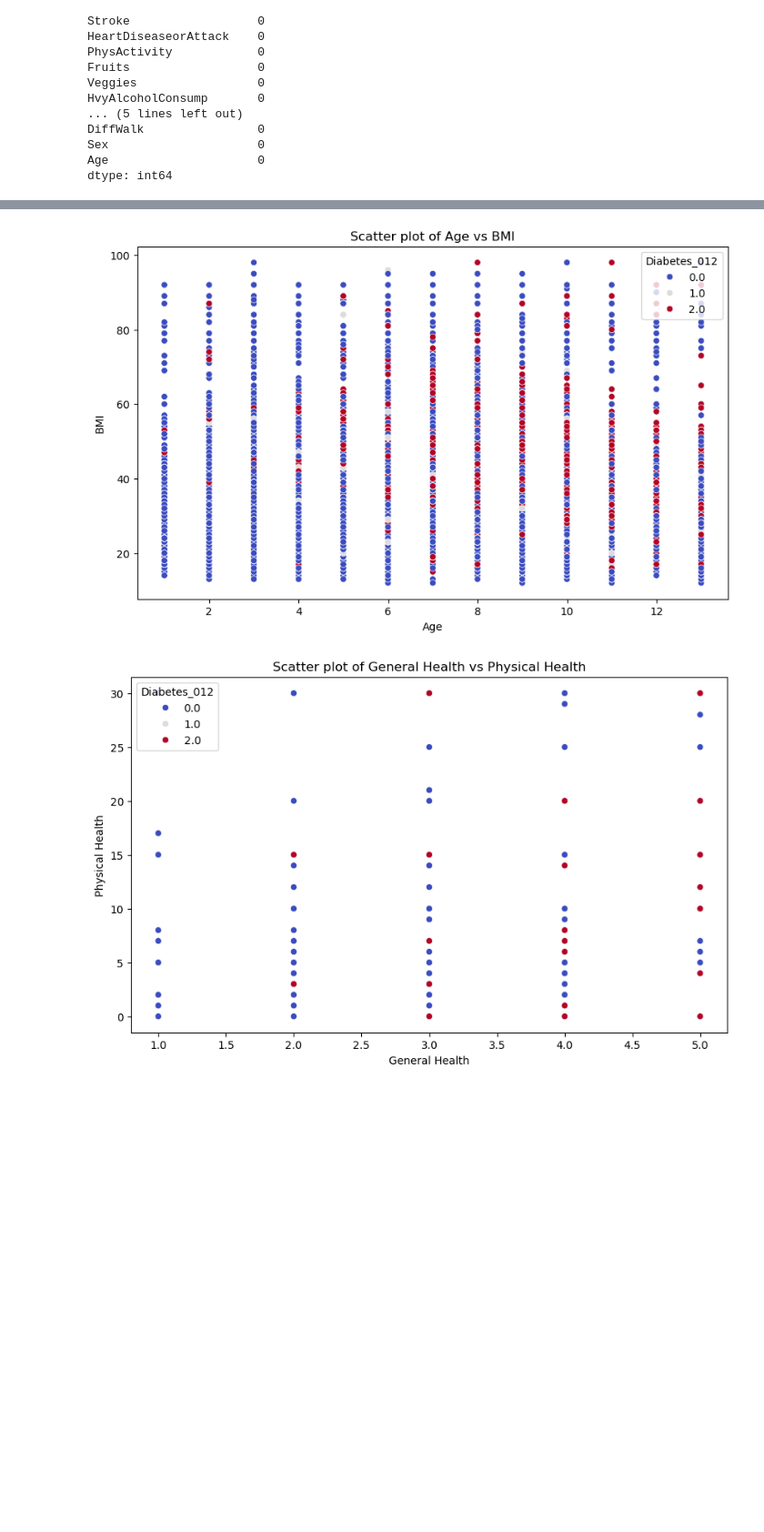
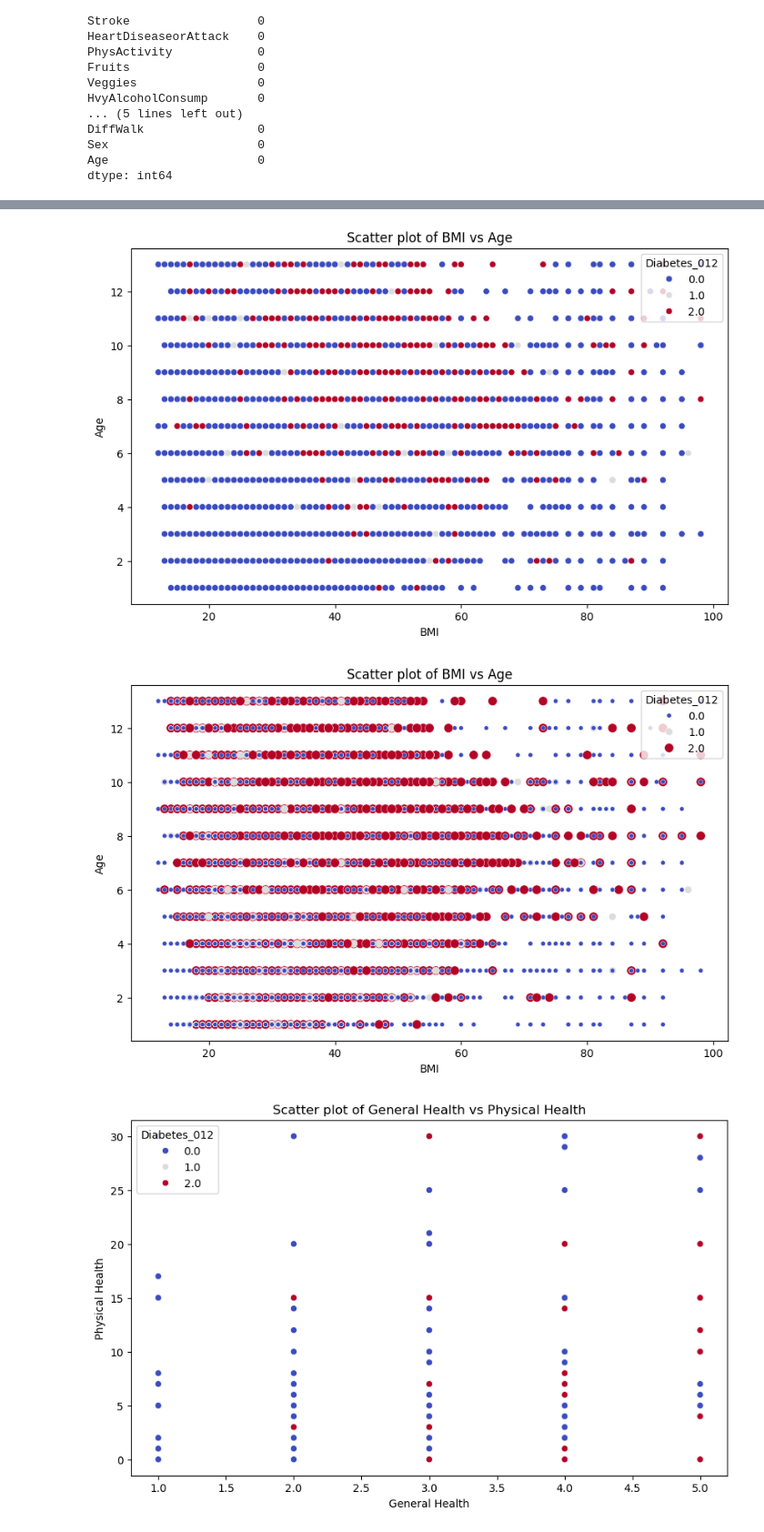
Before and after one commit to horse-3903/aws-wep-group-12, a Jupyter notebook: src/final.ipynb, the cells around one changed output, grey strips where cells are left out. Shown at 91% size. Drawn from its saved outputs; the diff is of its cells as text; code cells hidden in the pictures; blank space fills up the shorter version.

```diff
--- a/src/final.ipynb
+++ b/src/final.ipynb
@@ -104,15 +103,26 @@ plt.show()
 [figure]
 # %%
 # Scatter plot for Age vs BMI
+
 plt.figure(figsize=(10, 6))
-sns.scatterplot(data=df, x='Age', y='BMI', hue='Diabetes_012', palette='coolwarm')
-plt.title('Scatter plot of Age vs BMI')
-plt.xlabel('Age')
-plt.ylabel('BMI')
+sns.scatterplot(data=df, x='BMI', y='Age', hue='Diabetes_012', palette='coolwarm')
+plt.title('Scatter plot of BMI vs Age')
+plt.xlabel('BMI')
+plt.ylabel('Age')
 plt.savefig('../visualisations/age_bmi_scatterplot.png')
 plt.show()
+
+
+plt.figure(figsize=(10, 6))
+sns.scatterplot(data=df, x='BMI', y='Age', hue='Diabetes_012', palette='coolwarm',size="Diabetes_012")
+plt.title('Scatter plot of BMI vs Age')
+plt.xlabel('BMI')
+plt.ylabel('Age')
+plt.savefig('../visualisations/age_bmi_scatterplot.png')
+plt.show()
 # %% [output]
-[figure, old version]
+[figure, new version]
+[figure, added]
 # %%
 # Scatter plot for General Health vs Physical Health
 plt.figure(figsize=(10, 6))
```
Also changed, not shown: parts of 3 cells of this notebook, 6 other files.
